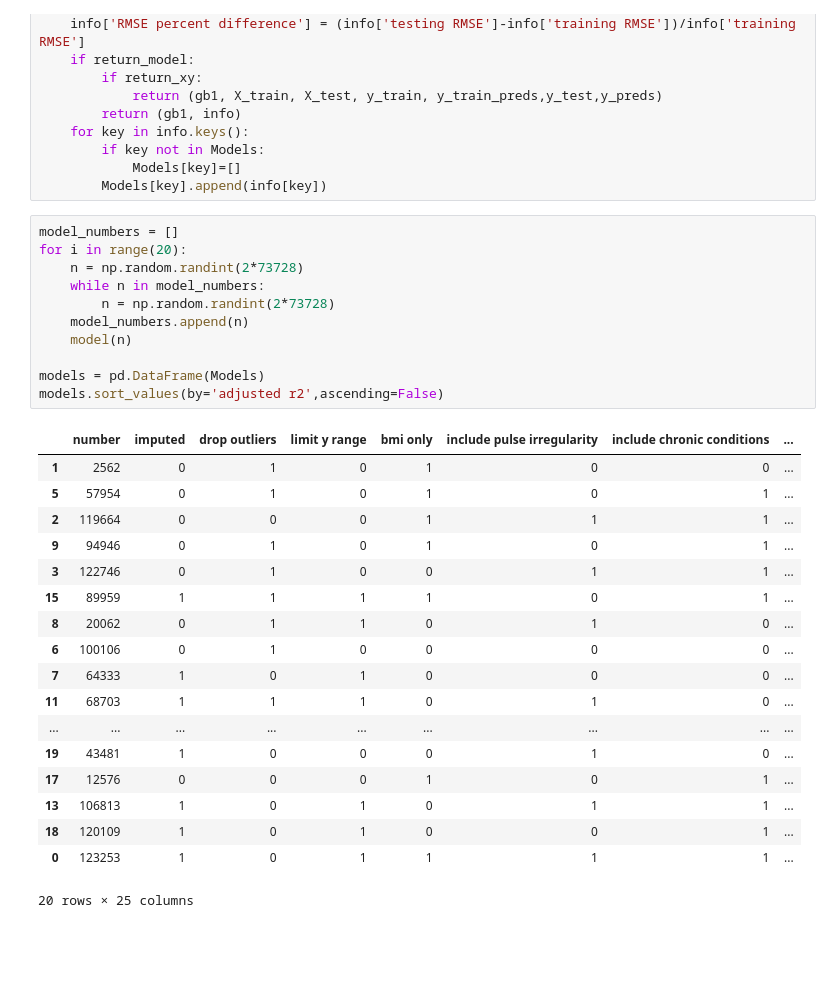
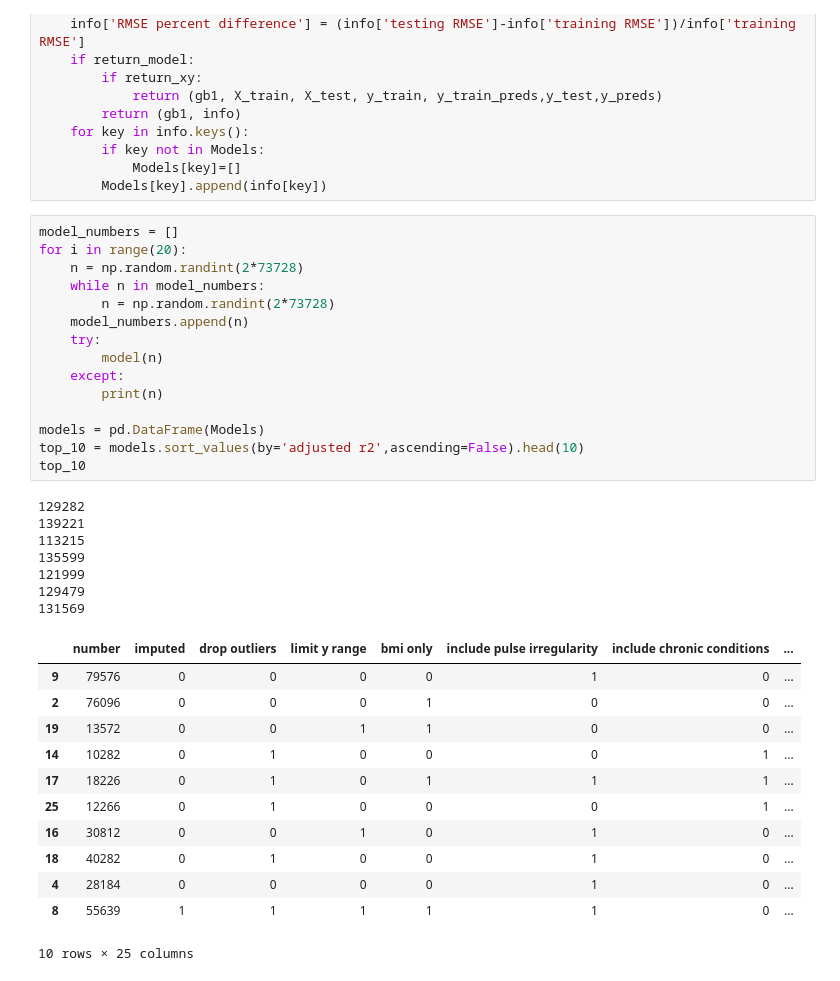
Before and after one commit to mathisme/ThinkfulDSFinalCapstone, a Jupyter notebook: notebooks/GradientBoost.ipynb, the cells around one changed output. Cells and saved outputs as stored; diff of their text form; blank space fills up the shorter version.

```diff
--- a/notebooks/GradientBoost.ipynb
+++ b/notebooks/GradientBoost.ipynb
@@ -225,30 +225,35 @@ def model(number,return_model=False, return_xy=False):
 # %%
 model_numbers = []
 for i in range(20):
     n = np.random.randint(2*73728)
     while n in model_numbers:
         n = np.random.randint(2*73728)
     model_numbers.append(n)
-    model(n)
+    try:
+        model(n)
+    except:
+        print(n)
 
 models = pd.DataFrame(Models)
-models.sort_values(by='adjusted r2',ascending=False)
+top_10 = models.sort_values(by='adjusted r2',ascending=False).head(10)
+top_10
 # %% [output]
+129282
+139221
+113215
+135599
+121999
+129479
+131569
 |  | number | imputed | drop outliers | limit y range | bmi only | include pulse irregularity | include chronic conditions | ... |
-| 1 | 2562 | 0 | 1 | 0 | 1 | 0 | 0 | ... |
-| 5 | 57954 | 0 | 1 | 0 | 1 | 0 | 1 | ... |
-| 2 | 119664 | 0 | 0 | 0 | 1 | 1 | 1 | ... |
-| 9 | 94946 | 0 | 1 | 0 | 1 | 0 | 1 | ... |
-| 3 | 122746 | 0 | 1 | 0 | 0 | 1 | 1 | ... |
-| 15 | 89959 | 1 | 1 | 1 | 1 | 0 | 1 | ... |
-| 8 | 20062 | 0 | 1 | 1 | 0 | 1 | 0 | ... |
-| 6 | 100106 | 0 | 1 | 0 | 0 | 0 | 0 | ... |
-| 7 | 64333 | 1 | 0 | 1 | 0 | 0 | 0 | ... |
-| 11 | 68703 | 1 | 1 | 1 | 0 | 1 | 0 | ... |
-| ... | ... | ... | ... | ... | ... | ... | ... | ... |
-| 19 | 43481 | 1 | 0 | 0 | 0 | 1 | 0 | ... |
-| 17 | 12576 | 0 | 0 | 0 | 1 | 0 | 1 | ... |
-| 13 | 106813 | 1 | 0 | 1 | 0 | 1 | 1 | ... |
-| 18 | 120109 | 1 | 0 | 1 | 0 | 0 | 1 | ... |
-| 0 | 123253 | 1 | 0 | 1 | 1 | 1 | 1 | ... |
+| 9 | 79576 | 0 | 0 | 0 | 0 | 1 | 0 | ... |
+| 2 | 76096 | 0 | 0 | 0 | 1 | 0 | 0 | ... |
+| 19 | 13572 | 0 | 0 | 1 | 1 | 0 | 0 | ... |
+| 14 | 10282 | 0 | 1 | 0 | 0 | 0 | 1 | ... |
+| 17 | 18226 | 0 | 1 | 0 | 1 | 1 | 1 | ... |
+| 25 | 12266 | 0 | 1 | 0 | 0 | 0 | 1 | ... |
+| 16 | 30812 | 0 | 0 | 1 | 0 | 1 | 0 | ... |
+| 18 | 40282 | 0 | 1 | 0 | 0 | 1 | 0 | ... |
+| 4 | 28184 | 0 | 0 | 0 | 0 | 1 | 0 | ... |
+| 8 | 55639 | 1 | 1 | 1 | 1 | 1 | 0 | ... |
-20 rows × 25 columns
+10 rows × 25 columns
```
Also changed, not shown: parts of 10 cells of this notebook, 3 other files.
